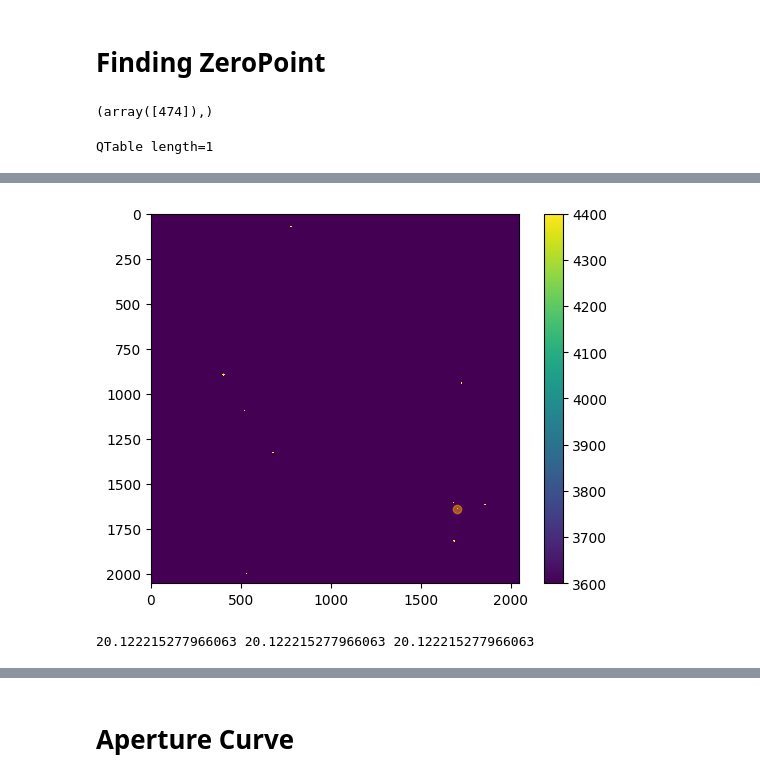
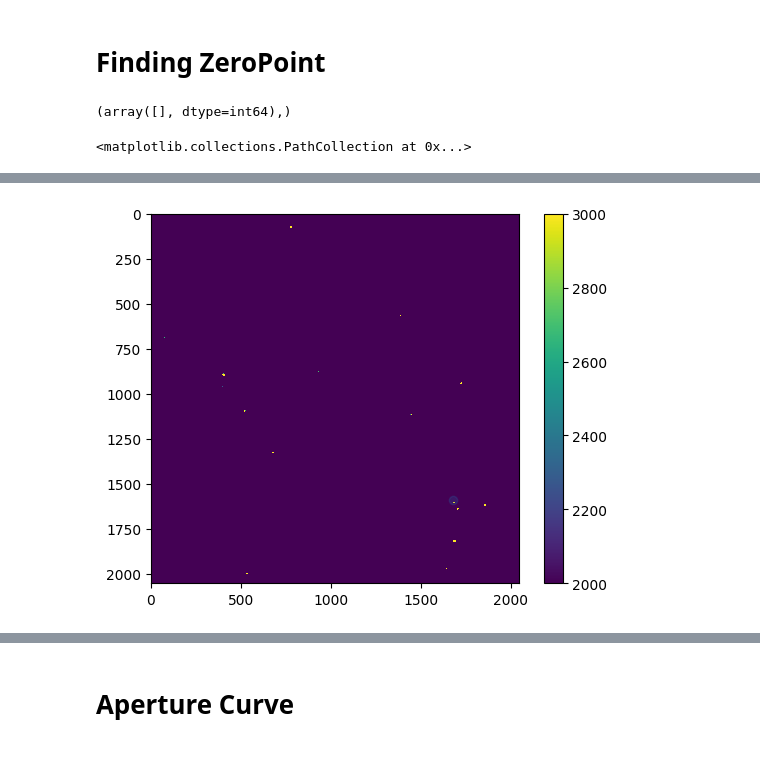
Before and after one commit to daraghhollman/Comet62P-Tsuchinshan, a Jupyter notebook: NewScripts/aperturePhotometry.ipynb, the cells around one changed output, grey strips where cells are left out. Cells and saved outputs as stored; diff of their text form; code cells hidden in the pictures.

```diff
--- a/NewScripts/aperturePhotometry.ipynb
+++ b/NewScripts/aperturePhotometry.ipynb
@@ -23,11 +23,9 @@ from astropy.nddata import Cutout2D
 # %% [markdown]
 # Finding ZeroPoint
 # %%
-dataPaths = natsorted(glob("../../Data/cometData01/" "*.fits"))
-
-vReducedDataPaths = natsorted(glob("../../Python/DataProducts/ReducedImages/Day01/V/*"))[:-2]
-rReducedDataPaths = natsorted(glob("../../Python/DataProducts/ReducedImages/Day01/R/*"))[:-2]
-bReducedDataPaths = natsorted(glob("../../Python/DataProducts/ReducedImages/Day01/B/*"))[:-2]
+vReducedDataPaths = natsorted(glob("../../Python/DataProducts/ReducedImages/Day12/V/*"))[:-2]
+rReducedDataPaths = natsorted(glob("../../Python/DataProducts/ReducedImages/Day12/R/*"))[:-2]
+bReducedDataPaths = natsorted(glob("../../Python/DataProducts/ReducedImages/Day12/B/*"))[:-2]
 # %%
 vStackedStars = ctk.StackImages(vReducedDataPaths)
 rStackedStars = ctk.StackImages(rReducedDataPaths)
@@ -35,18 +33,19 @@ bStackedStars = ctk.StackImages(bReducedDataPaths)
 # %%
 # Use to manually find star locations
 
-sources = ctk.SearchStars(vStackedStars, showPlot=False)
+sources = ctk.SearchStars(rStackedStars, showPlot=False)
 
-plt.imshow(vStackedStars, vmin=4000, vmax=4000)
+plt.imshow(rStackedStars, vmin=2000, vmax=3000)
 plt.colorbar()
 
 # Finding stars
-starCentre = (1700, 1650)
+starCentre = (1680, 1590)
 tolerance = 20
 referenceStarIndices = np.where((abs(sources["xcentroid"] - starCentre[0]) < tolerance) & (abs(sources["ycentroid"] - starCentre[1]) < tolerance))
 print(referenceStarIndices)
 plt.scatter(sources[referenceStarIndices]["xcentroid"], sources[referenceStarIndices]["ycentroid"], alpha=0.5, color="orange")
 sources[referenceStarIndices]
+plt.scatter(starCentre[0], starCentre[1], alpha=0.2)
 # %% [output]
-(array([474]),)
+(array([], dtype=int64),)
-QTable length=1
+<matplotlib.collections.PathCollection at 0x...>
@@ -56 +52 @@ QTable length=1
-[figure, old version]
+[figure, new version]
@@ -105,4 +52,0 @@ vZeroPoint = np.mean(DetermineStarZeroPoint(vStackedStars, coordinates, vCalibra
-# %%
-print(vZeroPoint, rZeroPoint, bZeroPoint)
-# %% [output]
-20.122215277966063 20.122215277966063 20.122215277966063
```
Also changed, not shown: parts of 14 cells of this notebook, 5 other files.
